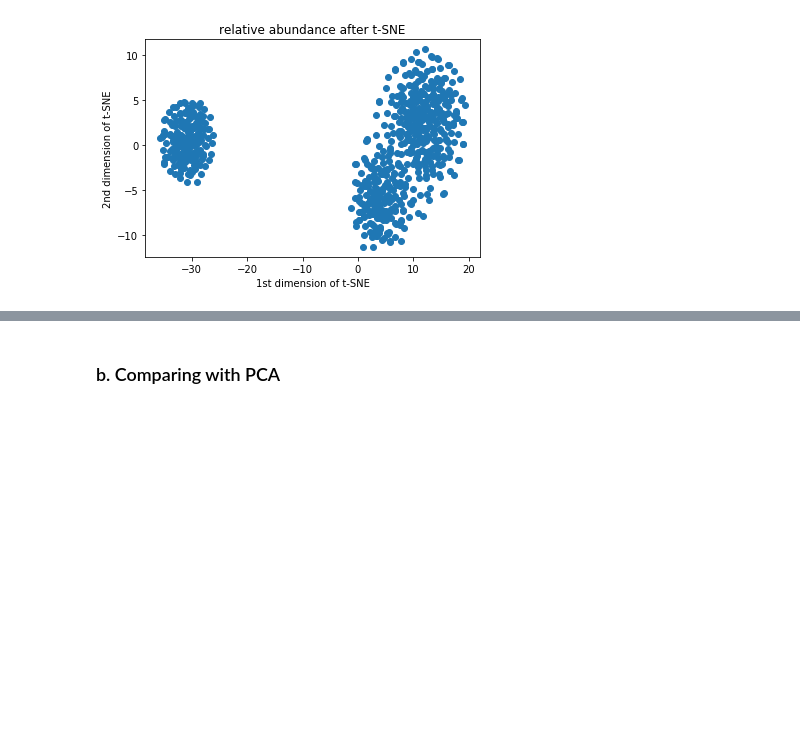
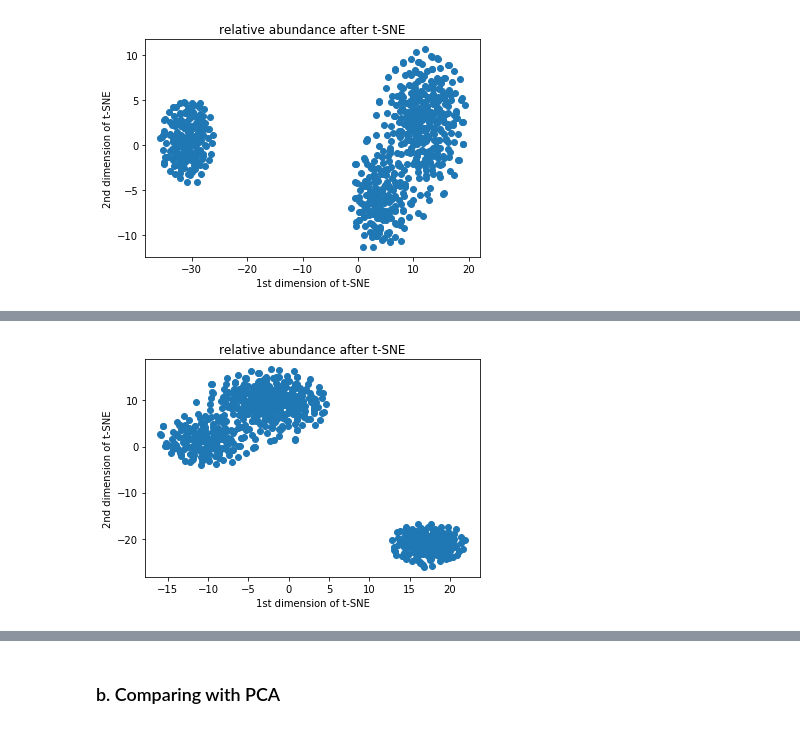
Before and after one commit to cam-ge/mp2, a Jupyter notebook: MP2.ipynb, the cells around one changed output, grey strips where cells are left out. Saved outputs shown, nothing was run; the diff lists cells and outputs as text; code cells hidden in the pictures; blank space fills up the shorter version.

```diff
--- a/MP2.ipynb
+++ b/MP2.ipynb
@@ -518,0 +535,4 @@ plot(newhe1_plot_tsne, '1st dimension of t-SNE', '2nd dimension of t-SNE', 'rela
+# %%
+plot(newhe1_plot_tsne, '1st dimension of t-SNE', '2nd dimension of t-SNE', 'relative abundance after t-SNE')
+# %% [output]
+[figure, added]
```
Also changed, not shown: parts of 9 cells of this notebook, 2 other files.
